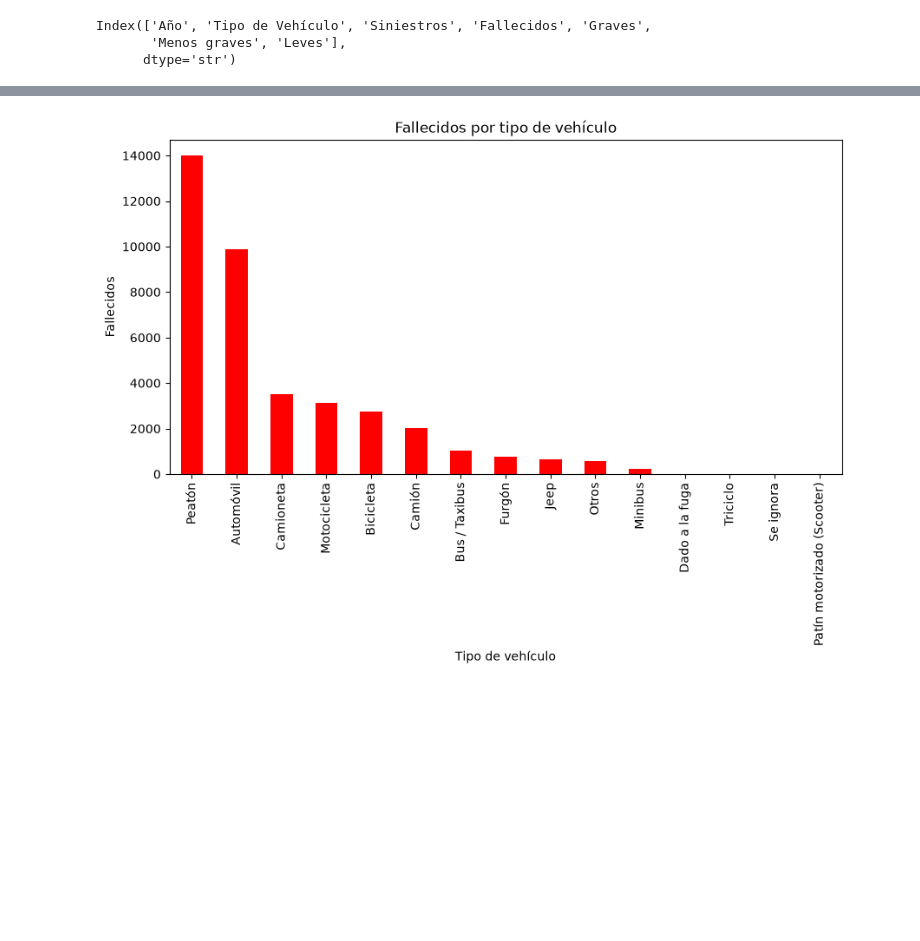
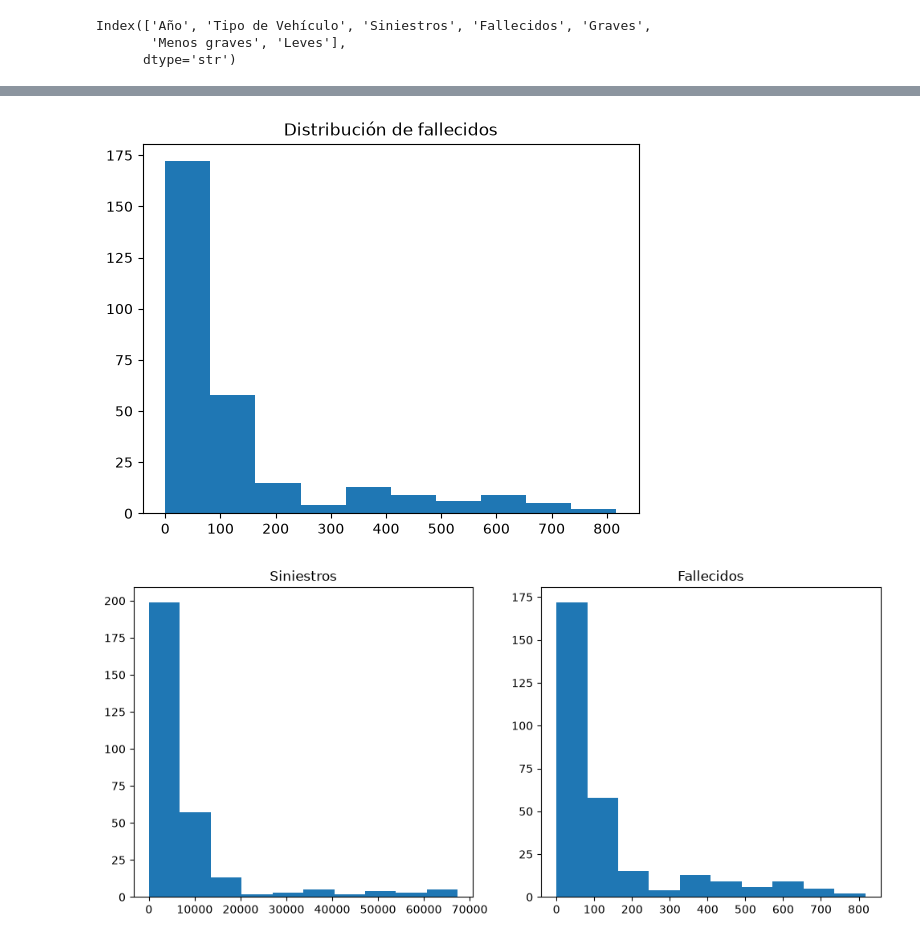
Before and after one commit to martinluksic/analisis-accidentes, a Jupyter notebook: notebooks/analisis_accidentes.ipynb, the cells around one changed output, grey strips where cells are left out. Drawn from its saved outputs; the diff is of its cells as text; code cells hidden in the pictures; blank space fills up the shorter version.

```diff
--- a/notebooks/analisis_accidentes.ipynb
+++ b/notebooks/analisis_accidentes.ipynb
@@ -139,20 +170,20 @@ plt.show()
-# %%
-fallecidos_por_vehiculo = (
-    df.groupby("Tipo de Vehículo")["Fallecidos"]
-    .sum()
-    .sort_values(ascending=False)
-)
-
-fallecidos_por_vehiculo.plot(
-    kind="bar",
-    figsize=(10,5),
-    color="red"
-)
-
-plt.title("Fallecidos por tipo de vehículo")
-plt.xlabel("Tipo de vehículo")
-plt.ylabel("Fallecidos")
-
-plt.show()
-# %% [output]
-[figure, removed]
+# %%
+plt.hist(df["Fallecidos"])
+
+plt.title("Distribución de fallecidos")
+
+plt.show()
+# %% [output]
+[figure, added]
+# %%
+fig, axes = plt.subplots(1, 2, figsize=(12,5))
+
+axes[0].hist(df["Siniestros"])
+axes[0].set_title("Siniestros")
+
+axes[1].hist(df["Fallecidos"])
+axes[1].set_title("Fallecidos")
+
+plt.show()
+# %% [output]
+[figure, added]
```
Also changed, not shown: parts of 19 cells of this notebook.
